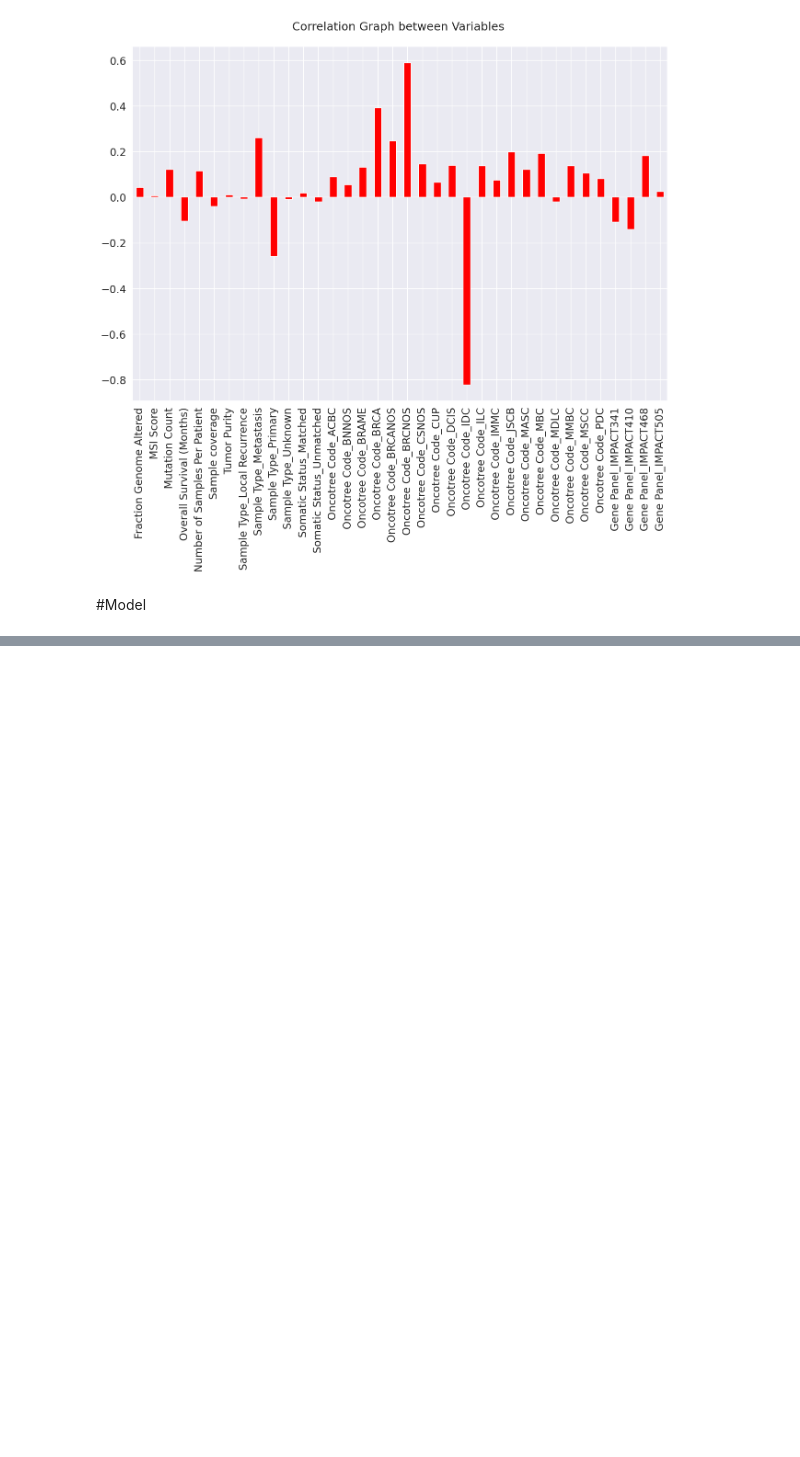
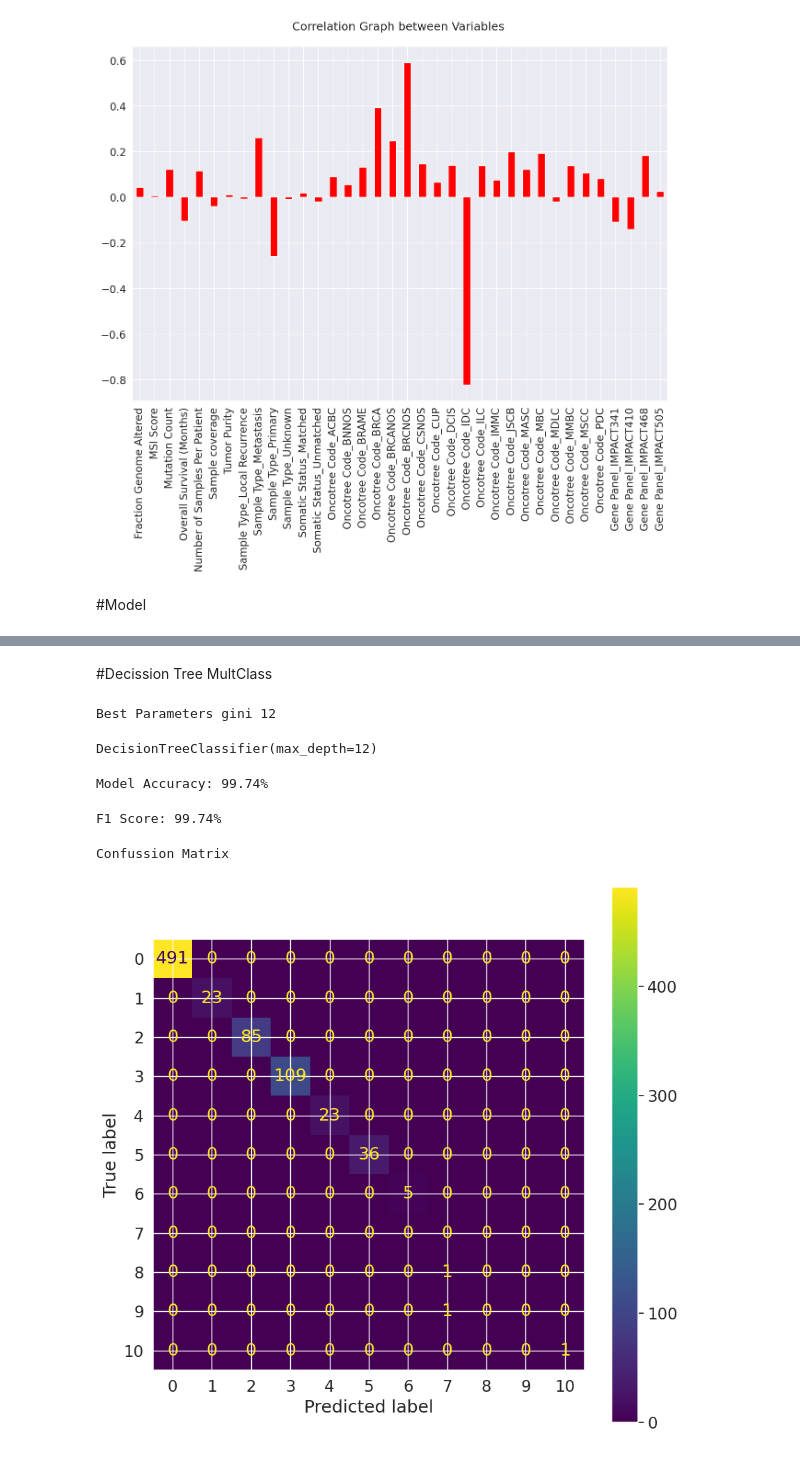
Before and after one commit to Fabio343/Data-Science-Appications, a Jupyter notebook: Models_Multclass.ipynb, the cells around one changed output, grey strips where cells are left out. Cells and saved outputs as stored; diff of their text form; code cells hidden in the pictures; blank space fills up the shorter version.

```diff
--- a/Models_Multclass.ipynb
+++ b/Models_Multclass.ipynb
@@ -313,6 +313,28 @@ class models_types:
         y_true_classes = y  # or use your desired method to get true classes
 
     return accuracy_score(y_true_classes, y_pred_classes)
+
+  def models_metrics(self,model, Xtrain,ytrain,Xtest,ytest):
+    model.fit(Xtrain, ytrain)
+
+    # Get predicted probabilities for all classes
+    probs = model.predict_proba(Xtest)
+
+    # Iterate through each class to calculate and print ROC metrics
+    for i in range(probs.shape[1]):
+        fpr, tpr, thresholds = roc_curve(ytest, probs[:, i], pos_label=i)  # pos_label is important for multiclass
+        print(f'\n ROC Metrics for Class {i}:')
+        print(f'KS Validation: {stats.ks_2samp(fpr, tpr)[0] * 100.0:.2f}%')
+        print(f'AUC: {auc(fpr, tpr) * 100:.2f}%')
+        print(f'Probability Range: ({probs[:, i].max():.7f}, {probs[:, i].min():.7f})')
+
+    probs_train = model.predict_proba(Xtrain)
+    for i in range(probs_train.shape[1]):
+        fpr, tpr, thresholds = roc_curve(ytrain, probs_train[:, i], pos_label=i)
+        print(f'\n ROC Metrics for Class {i} (Training Data):')
+        print(f'KS Development: {stats.ks_2samp(fpr, tpr)[0] * 100.0:.2f}%')
+        print(f'AUC: {auc(fpr, tpr) * 100:.2f}%')
+        print(f'Probability Range: ({probs_train[:, i].max():.7f}, {probs_train[:, i].min():.7f})')
 # %% [markdown]
 #Application
 # %%
@@ -514,0 +539,36 @@ Confussion Matrix
+# %% [markdown]
+#Decission Tree MultClass
+# %%
+#Decission Tree
+
+processor_decission_tree = models_types(X=Xtrain,y=ytrain,Lista_variaveis=Lista_variaveis,model_tree='Decission Tree')
+model= processor_decission_tree.tree_and_random_forest()
+model.fit(Xtrain, ytrain)
+#processor_decission_tree.models_metrics(model, Xtrain, ytrain, Xtest, ytest)
+#processor_decission_tree.models_metrics_random_tree(model, Xtrain, ytrain, Xtest, ytest)
+#predition_1 = model.predict(Xtest)
+#model_DecisionTree_acc = accuracy_score(ytest, predition_1)
+#print("\nModel Accuracy: {:.2%}".format(model_DecisionTree_acc))
+# %% [output]
+Best Parameters gini 12
+DecisionTreeClassifier(max_depth=12)
+# %%
+from sklearn.metrics import accuracy_score
+model_DecisionTree_acc = accuracy_score(ytest, model.predict(Xtest))
+print("\nModel Accuracy: {:.2%}".format(model_DecisionTree_acc))
+# %% [output]
+Model Accuracy: 99.74%
+# %%
+f1 = f1_score(ytest, model.predict(Xtest), average="weighted")
+print("F1 Score: {:.2%}".format(f1))
+# %% [output]
+F1 Score: 99.74%
+# %%
+print('Confussion Matrix')
+fig, ax = plt.subplots(figsize=(10, 10))
+cmp = ConfusionMatrixDisplay(confusion_matrix(ytest, model.predict(Xtest)))
+cmp.plot(ax=ax)
+plt.show()
+# %% [output]
+Confussion Matrix
+[figure, added]
```
Also changed, not shown: parts of 3 cells of this notebook.
